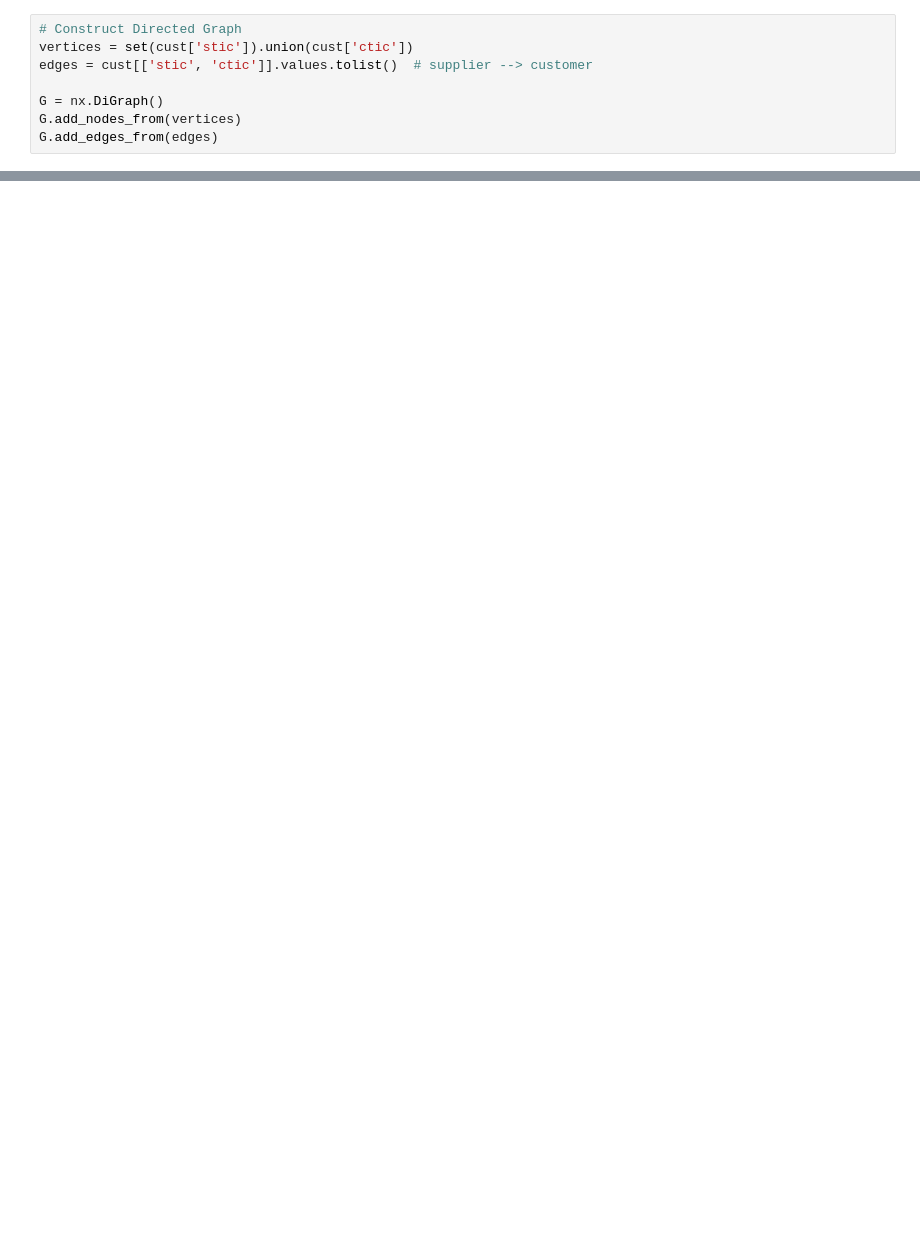
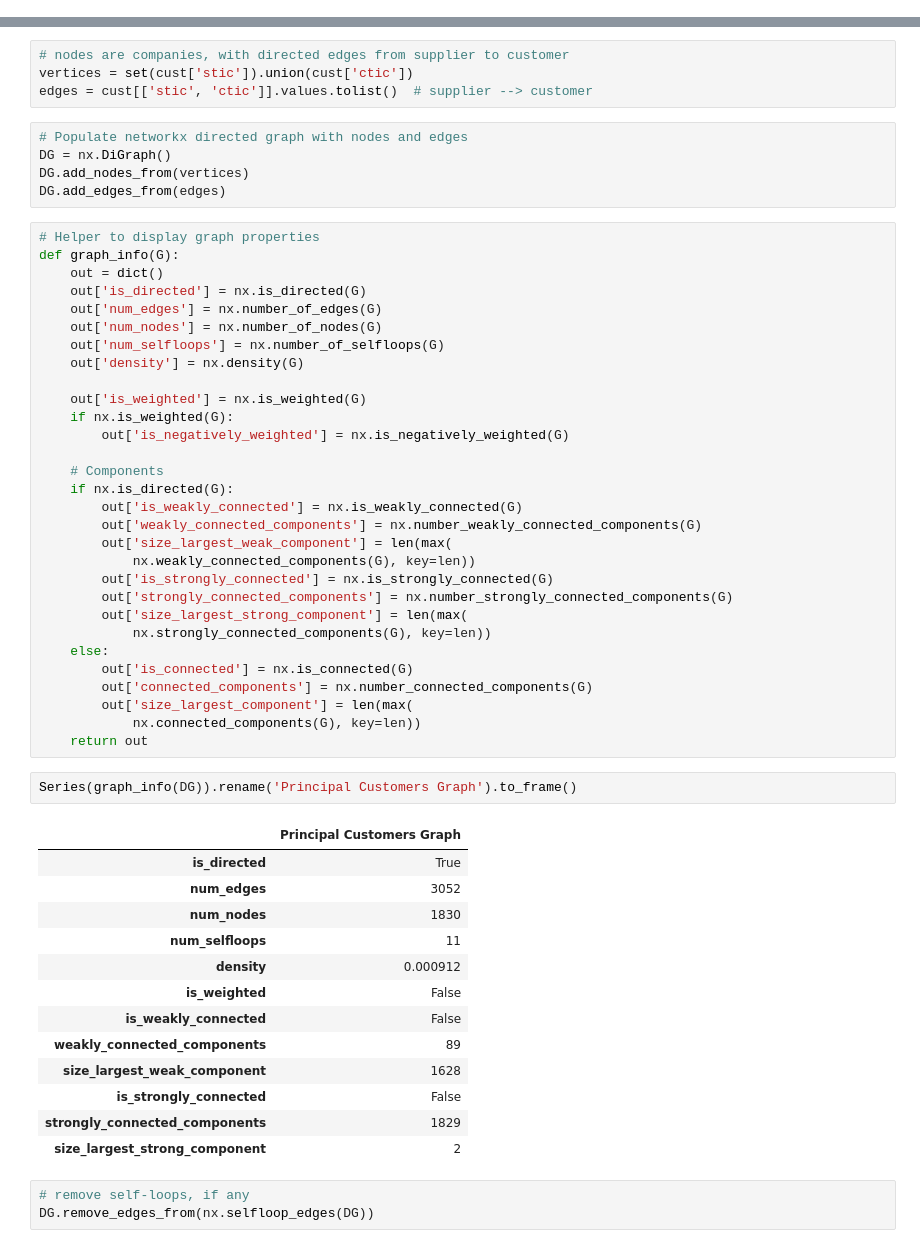
Before and after one commit to terence-lim/data-science-notebooks, a Jupyter notebook: customer_ego.ipynb, the cells around one changed output, grey strips where cells are left out. Cells and saved outputs as stored; diff of their text form; blank space fills up the shorter version.

```diff
--- a/customer_ego.ipynb
+++ b/customer_ego.ipynb
@@ -39,8 +0,0 @@ lookup = pd.concat([Series(cust['conm'].values, cust['stic'].values),
-# %%
-# Construct Directed Graph
-vertices = set(cust['stic']).union(cust['ctic'])
-edges = cust[['stic', 'ctic']].values.tolist()  # supplier --> customer
-
-G = nx.DiGraph()
-G.add_nodes_from(vertices)
-G.add_edges_from(edges)
@@ -172,0 +101,58 @@ graph_draw(ego,
+# %%
+# nodes are companies, with directed edges from supplier to customer
+vertices = set(cust['stic']).union(cust['ctic'])
+edges = cust[['stic', 'ctic']].values.tolist()  # supplier --> customer
+# %%
+# Populate networkx directed graph with nodes and edges
+DG = nx.DiGraph()
+DG.add_nodes_from(vertices)
+DG.add_edges_from(edges)
+# %%
+# Helper to display graph properties
+def graph_info(G):
+    out = dict()
+    out['is_directed'] = nx.is_directed(G)
+    out['num_edges'] = nx.number_of_edges(G)
+    out['num_nodes'] = nx.number_of_nodes(G)
+    out['num_selfloops'] = nx.number_of_selfloops(G)
+    out['density'] = nx.density(G)
+
+    out['is_weighted'] = nx.is_weighted(G)
+    if nx.is_weighted(G):
+        out['is_negatively_weighted'] = nx.is_negatively_weighted(G)
+
+    # Components
+    if nx.is_directed(G):
+        out['is_weakly_connected'] = nx.is_weakly_connected(G)
+        out['weakly_connected_components'] = nx.number_weakly_connected_components(G)
+        out['size_largest_weak_component'] = len(max(
+            nx.weakly_connected_components(G), key=len))
+        out['is_strongly_connected'] = nx.is_strongly_connected(G)
+        out['strongly_connected_components'] = nx.number_strongly_connected_components(G)
+        out['size_largest_strong_component'] = len(max(
+            nx.strongly_connected_components(G), key=len))
+    else:
+        out['is_connected'] = nx.is_connected(G)
+        out['connected_components'] = nx.number_connected_components(G)
+        out['size_largest_component'] = len(max(
+            nx.connected_components(G), key=len))
+    return out
+# %%
+Series(graph_info(DG)).rename('Principal Customers Graph').to_frame()
+# %% [output]
+|  | Principal Customers Graph |
+| is_directed | True |
+| num_edges | 3052 |
+| num_nodes | 1830 |
+| num_selfloops | 11 |
+| density | 0.000912 |
+| is_weighted | False |
+| is_weakly_connected | False |
+| weakly_connected_components | 89 |
+| size_largest_weak_component | 1628 |
+| is_strongly_connected | False |
+| strongly_connected_components | 1829 |
+| size_largest_strong_component | 2 |
+# %%
+# remove self-loops, if any
+DG.remove_edges_from(nx.selfloop_edges(DG))
```
Also changed, not shown: parts of 36 cells of this notebook, 37 other files.
